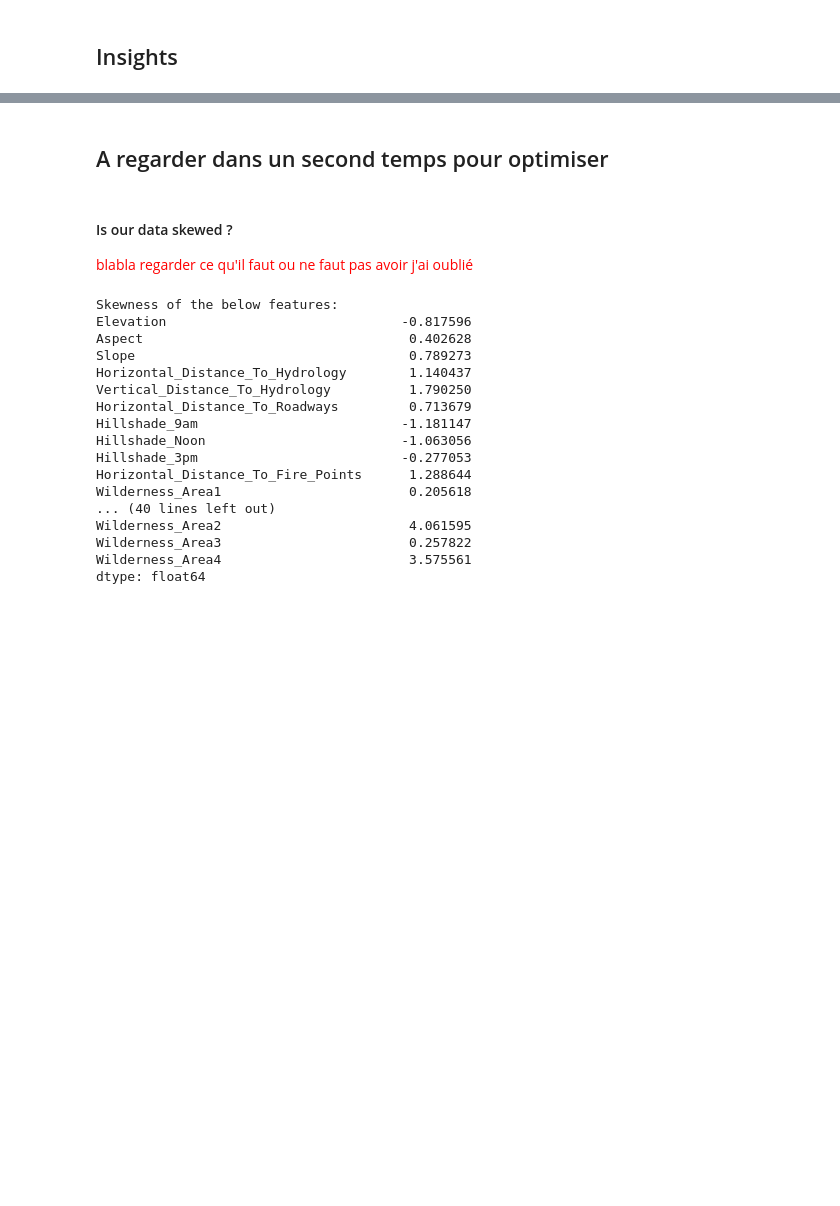
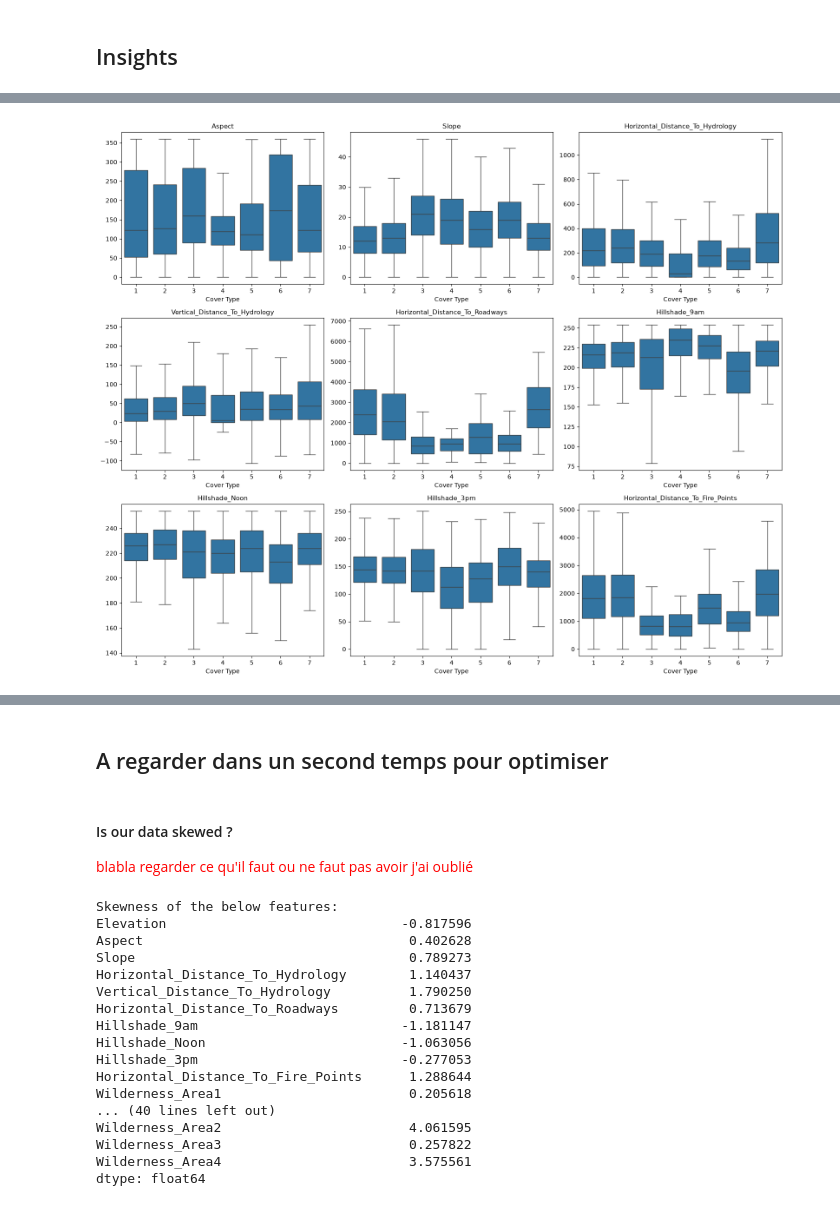
Before and after one commit to Malek0981/DAML-Forest-Cover-Type-Classification, a Jupyter notebook: DATA/data_explore.ipynb, the cells around one changed output, grey strips where cells are left out. Cells and saved outputs as stored; diff of their text form; code cells hidden in the pictures; blank space fills up the shorter version.

```diff
--- a/DATA/data_explore.ipynb
+++ b/DATA/data_explore.ipynb
@@ -122,0 +193,22 @@ Text(0, 0.5, 'Rows in Dataset')
+# %%
+numeric_features = X.columns[:10]
+
+fig, axes = plt.subplots(3, 3, figsize=(16, 13))
+axes = axes.flatten()
+
+for ax, feature in zip(axes, numeric_features[1:]):
+    sns.boxplot(
+        x=y["Cover_Type"],
+        y=X[feature],
+        showfliers=False,
+        ax=ax
+    )
+
+    ax.set_title(feature, fontsize=11)
+    ax.set_xlabel("Cover Type")
+    ax.set_ylabel("")
+
+plt.tight_layout()
+plt.show()
+# %% [output]
+[figure, added]
```
Also changed, not shown: parts of 46 cells of this notebook, 3 other files.
